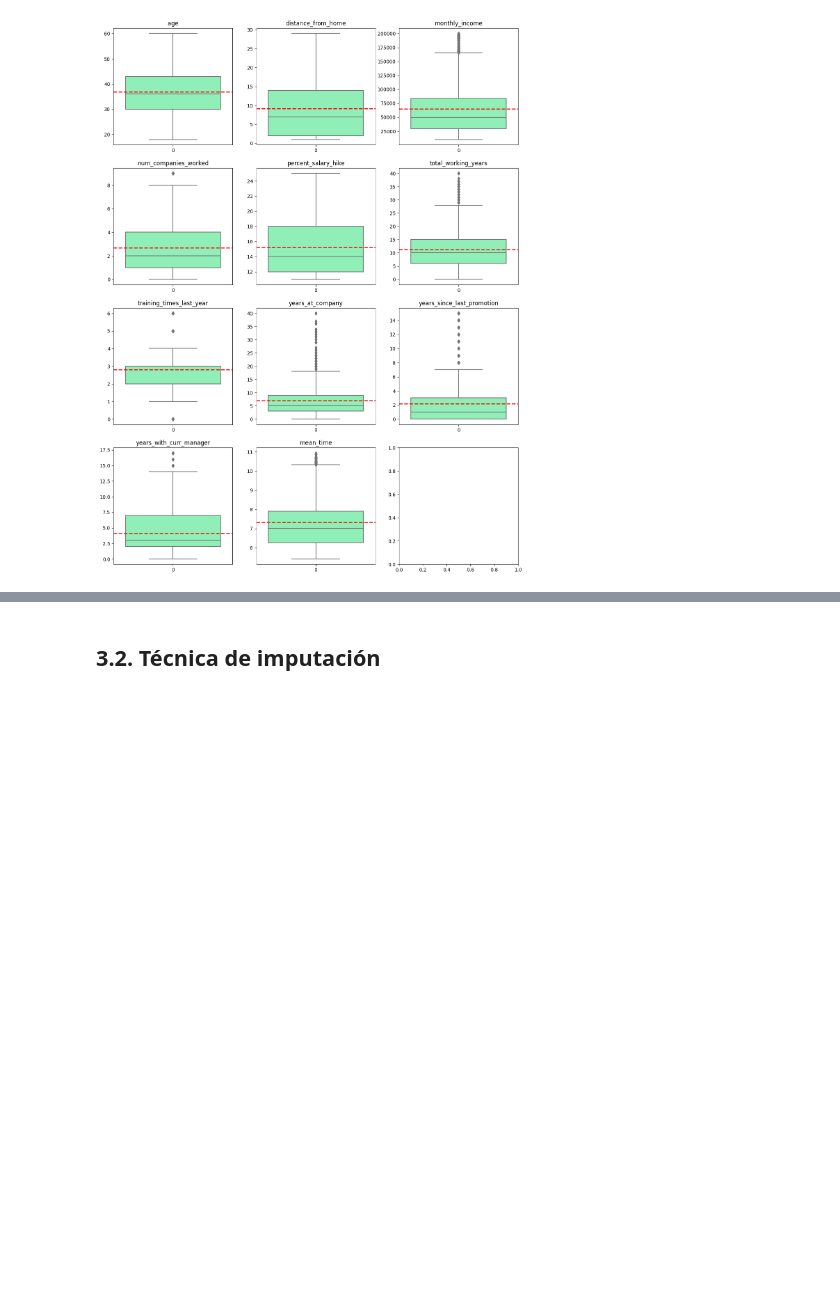
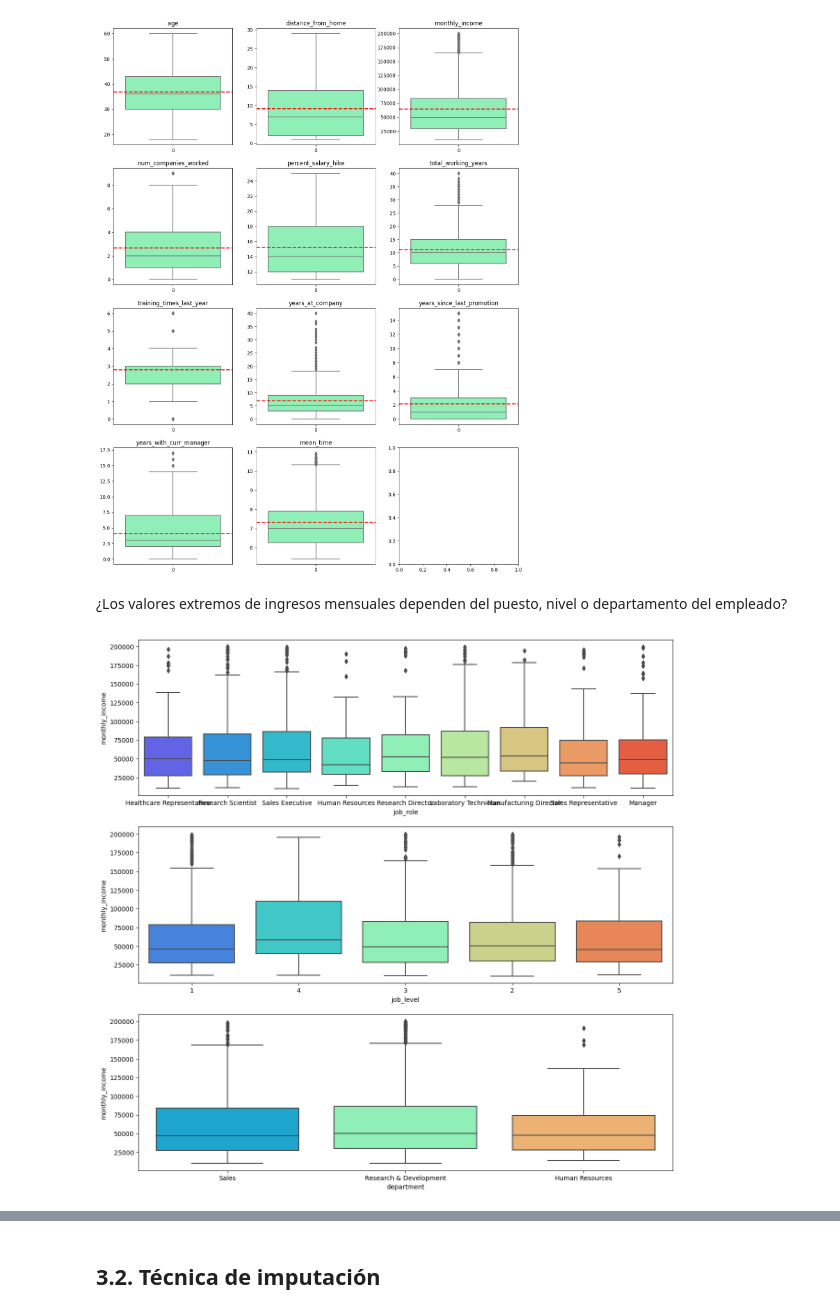
Before and after one commit to AlexanderBedoyaC/pediccion_abandono_empleo, a Jupyter notebook: Preparación de datos.ipynb, the cells around one changed output, grey strips where cells are left out. Drawn from its saved outputs; the diff is of its cells as text; code cells hidden in the pictures; blank space fills up the shorter version.

```diff
--- a/Preparación de datos.ipynb
+++ b/Preparación de datos.ipynb
@@ -39,3 +39,13 @@ for i in range(len(variables)):
     axs[rows[i], cols[i]].axhline(df[variables[i]].mean(), color='r',linestyle='dashed',linewidth=2)
 # %% [output]
 [figure]
+# %% [markdown]
+¿Los valores extremos de ingresos mensuales dependen del puesto, nivel o departamento del empleado?
+# %%
+fig, axs = plt.subplots(3, 1, figsize=(15, 15))
+sns.boxplot(x = 'job_role', y = 'monthly_income', data = df, palette='rainbow', ax=axs[0])
+sns.boxplot(x = 'job_level', y = 'monthly_income', data = df, palette='rainbow', ax=axs[1])
+sns.boxplot(x = 'department', y = 'monthly_income', data = df, palette='rainbow', ax=axs[2])
+plt.show()
+# %% [output]
+[figure, added]
```
Also changed, not shown: parts of 6 cells of this notebook, 1 other file.
